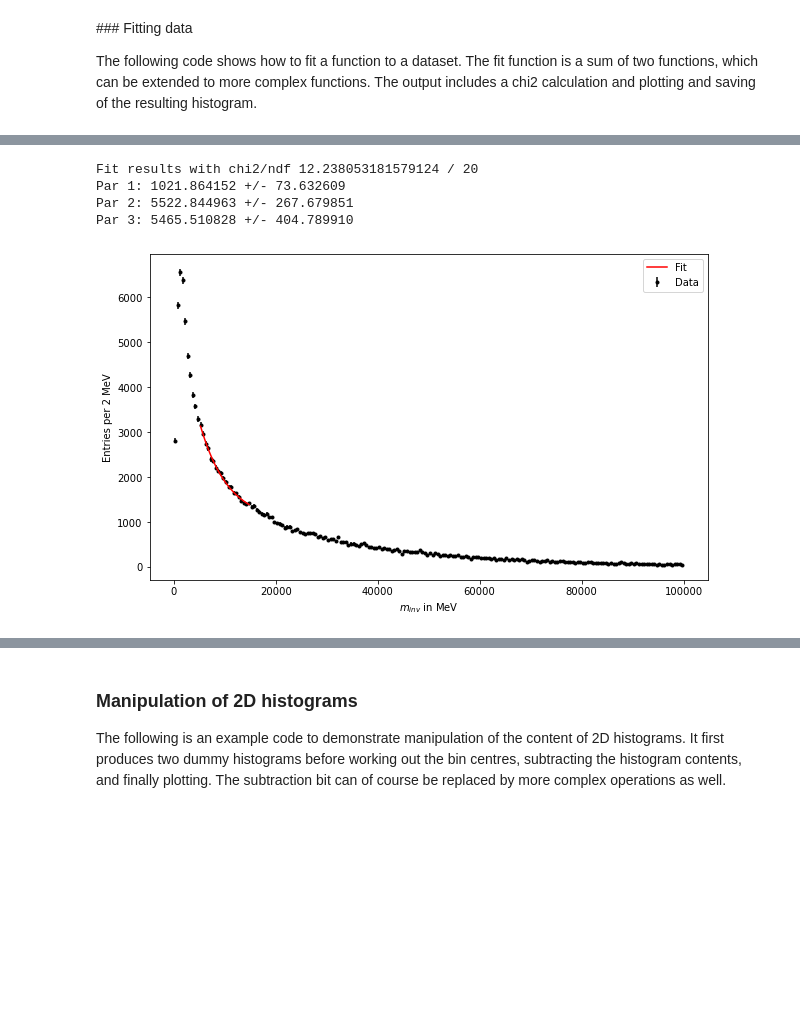
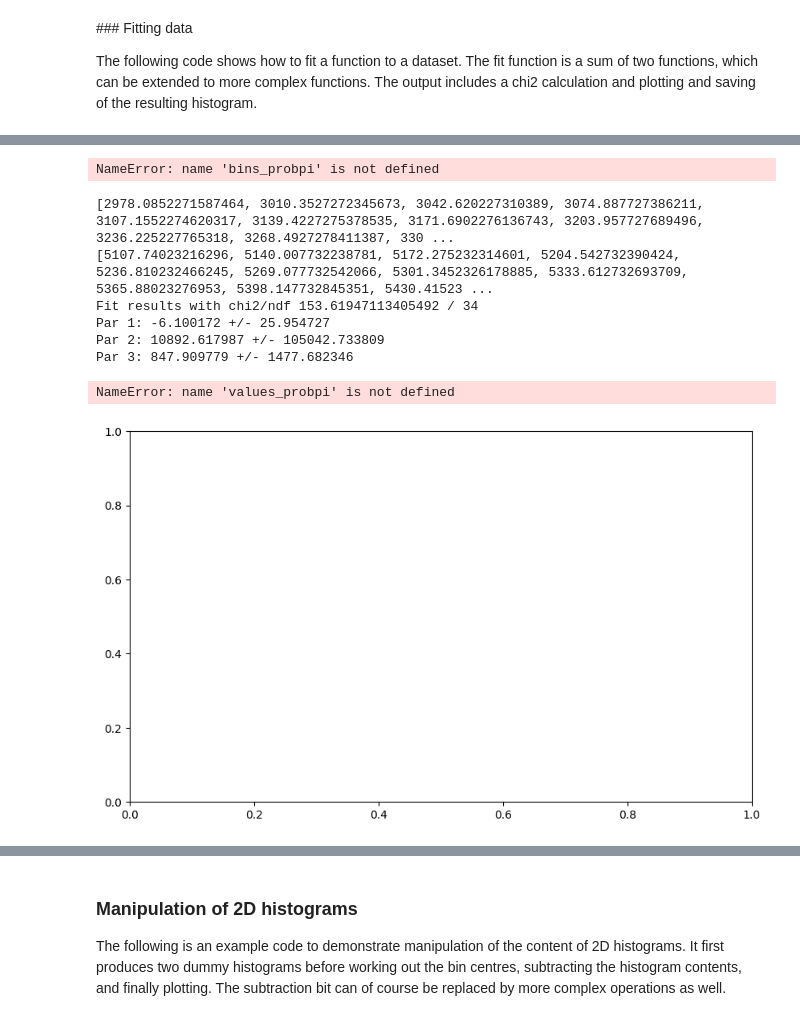
Before and after one commit to aavashsubedi/labs_yr3, a Jupyter notebook: matter_antimatter/aavash.ipynb, the cells around one changed output, grey strips where cells are left out. Saved outputs shown, nothing was run; the diff lists cells and outputs as text; code cells hidden in the pictures; blank space fills up the shorter version.

```diff
--- a/matter_antimatter/aavash.ipynb
+++ b/matter_antimatter/aavash.ipynb
@@ -349,7 +242,8 @@ TypeError: iterable of expressions must be strings or name, Interpretation pairs
 from src.file_reading import read_file
 
 pT, pX, pY, pZ, (h1_probpi, h1_probk), (h2_probpi, h2_probk), (h3_probpi, h3_probk), (master_probpi, master_probk), invariant_mass_array = read_file(mode=2,
-                                                                                                                                                     MAX_EVENTS=10000)
+                                                                                                                                                     MAX_EVENTS=100000,
+                                                                                                                                                     selection=True)
 # %% [output]
 Input data varaiables:
 Magnet down data
@@ -423,3 +318,7 @@ def plotting_histograms_probability(particle=None):
     ax[1].set_ylabel(f'Probability Kaon ')
     fig.colorbar(h2d[3],ax=ax[1]) # let's add the colour scale
     #plt.savefig(f"Prob_pi_prob_k_{particle}_2d.pdf")
+    return values_probpi, bins_probpi, patches_probpi
+
+values_probpi, bins_probpi, patches_probpi = plotting_histograms_probability(particle=
+                                                                            None)
@@ -607,4 +463,5 @@ Invariant Mass for a simulated dataset
 # %%
-plt.hist(invariant_mass_array, bins=100, range =[5100, 6400],  histtype='step', label='Invariant Mass');
+plt.hist(invariant_mass_array, bins=100,  histtype='step', label='Invariant Mass');
 plt.axvline(5279, color='r', linestyle='dashed', linewidth=1);
+values, bins, patches = plt.hist(invariant_mass_array, bins=100,  histtype='step', label='Invariant Mass');
 # %% [output]
@@ -641,3 +473,7 @@ Exception: ("Compilation failed (return status=1): /usr/bin/ld: /usr/local/pytho
+# %%
+bins_probpi
+# %% [output]
+NameError: name 'bins_probpi' is not defined
 # %%
 # decaying exponential function
 def exponential(x, norm, decay):
@@ -655,7 +491,7 @@ def fit_function(x, norm, normE, decay):
 def fit_data(bins, values, minX, maxX, p0):
     # determine bin centres
     bin_centres = [(a+b)/2 for a,b in zip(bins[0:-1],bins[1:]) ] # uses simultaneous loop over two arrays
-
+    print(bin_centres)
     # reduce range to fit only part of curve
     bin_centres_red = []
     values_red = []
@@ -663,7 +499,7 @@ def fit_data(bins, values, minX, maxX, p0):
         if c < minX or c > maxX: continue
         bin_centres_red.append(c)
         values_red.append(v)
-
+    print(bin_centres_red)
     # execute the fit with starting values as given in p0
     coeff_fit,cov_fit = curve_fit(fit_function,bin_centres_red,values_red,p0) # fit
 
@@ -679,37 +515,42 @@ def print_results(coeff,cov,chi2,ndf):
     perr = np.sqrt(np.diag(cov)) # extract errors from covarianve matrix
     # output fit results
     print('Fit results with chi2/ndf', chi2,'/',ndf)
     parcount = 0
     for p,e in zip(coeff,perr):
         parcount += 1
         print('Par {:d}: {:f} +/- {:f}'.format(parcount,p,e))
 
 def plot_results(a,bin_centres,bin_centres_red,values,coeff_fit,fname):
     # plot the data, this time as dots with error bars (sqrt(N) errors)
     a.errorbar(bin_centres,values,yerr=np.sqrt(values),linestyle='',marker='.',
                markerfacecolor='k',markeredgecolor='k',ecolor='k',label='Data')
 
     # plot the fit: create x values, then calculate the corresponding y values and plot
     x_fit = np.linspace(bin_centres_red[0],bin_centres_red[-1],100)
     y_fit = fit_function(x_fit,coeff_fit[0],coeff_fit[1],coeff_fit[2])
     a.plot(x_fit,y_fit,label='Fit',color='r',zorder=10) # zorder makes sure the fit line is on top
 
     # plot decoration
     a.legend()
     a.set_xlabel('$m_{inv}$ in MeV')
     a.set_ylabel('Entries per 2 MeV')
     plt.savefig(fname)
 
-coeff_pT,cov_pT, bin_centres_pT, bin_centres_red_pT, chi2_pT, ndf_pT = fit_data( bins_pT, values_pT, 5000, 15000, [100,10000,10000] )
 
+coeff_pT,cov_pT, bin_centres_pT, bin_centres_red_pT, chi2_pT, ndf_pT = fit_data( bins, values, 5100, 6500, [10,100,5000] )
+# values_probpi, bins_probpi, patches_probpi = plotting_histograms_probability(particle=
+#                                                                             None)
 print_results(coeff_pT,cov_pT, chi2_pT, ndf_pT)
 
 # plot results
 fig, ax = plt.subplots(nrows=1, ncols=1, figsize=(10, 6))
-plot_results(ax,bin_centres_pT,bin_centres_red_pT,values_pT,coeff_pT,'fit_pT.pdf')
+plot_results(ax,bin_centres_pT,bin_centres_red_pT,values_probpi,coeff_pT,'fit_pT.pdf')
 # %% [output]
-Fit results with chi2/ndf 12.238053181579124 / 20
-Par 1: 1021.864152 +/- 73.632609
-Par 2: 5522.844963 +/- 267.679851
-Par 3: 5465.510828 +/- 404.789910
+[2978.0852271587464, 3010.3527272345673, 3042.620227310389, 3074.887727386211, 3107.1552274620317, 3139.4227275378535, 3171.6902276136743, 3203.957727689496, 3236.225227765318, 3268.4927278411387, 330 ...
+[5107.74023216296, 5140.007732238781, 5172.275232314601, 5204.542732390424, 5236.810232466245, 5269.077732542066, 5301.3452326178885, 5333.612732693709, 5365.88023276953, 5398.147732845351, 5430.41523 ...
+Fit results with chi2/ndf 153.61947113405492 / 34
+Par 1: -6.100172 +/- 25.954727
+Par 2: 10892.617987 +/- 105042.733809
+Par 3: 847.909779 +/- 1477.682346
+NameError: name 'values_probpi' is not defined
-[figure, old version]
+[figure, new version]
```
Also changed, not shown: parts of 15 cells of this notebook, 5 other files.
